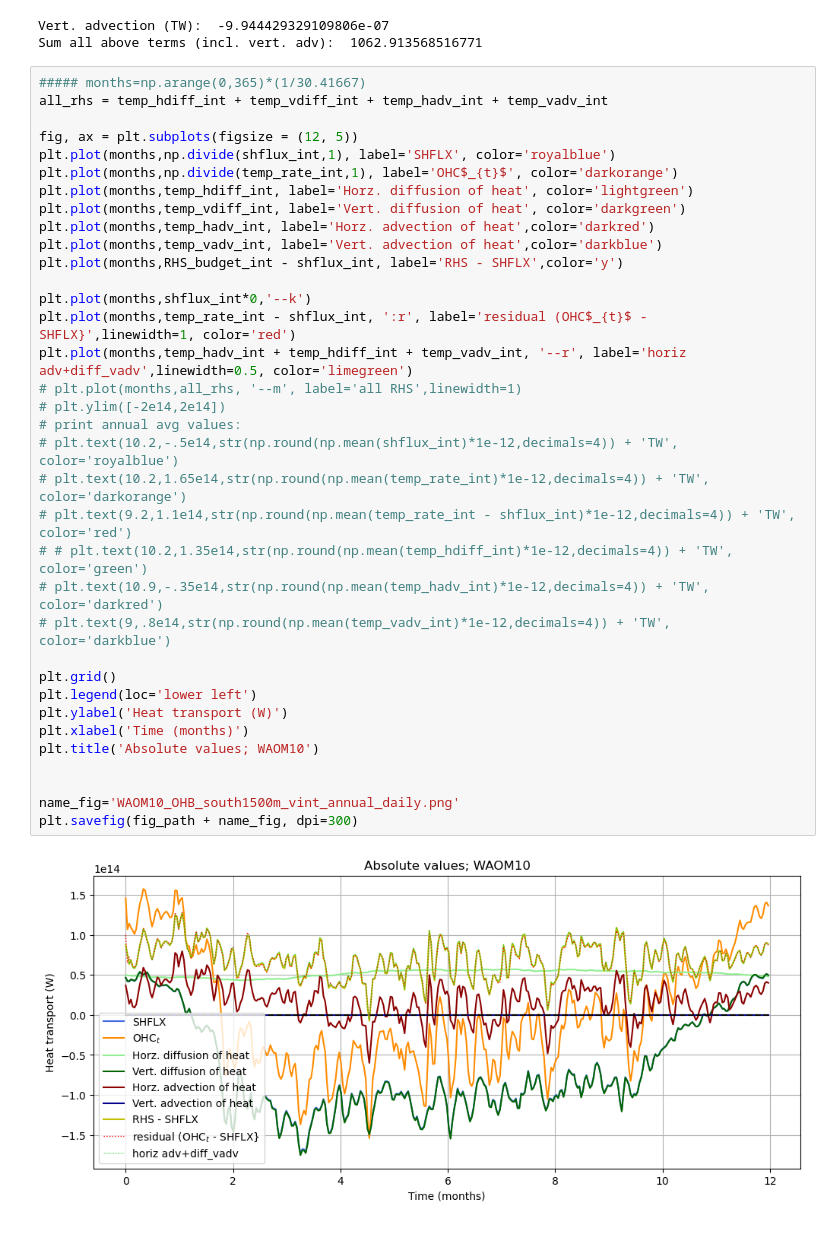
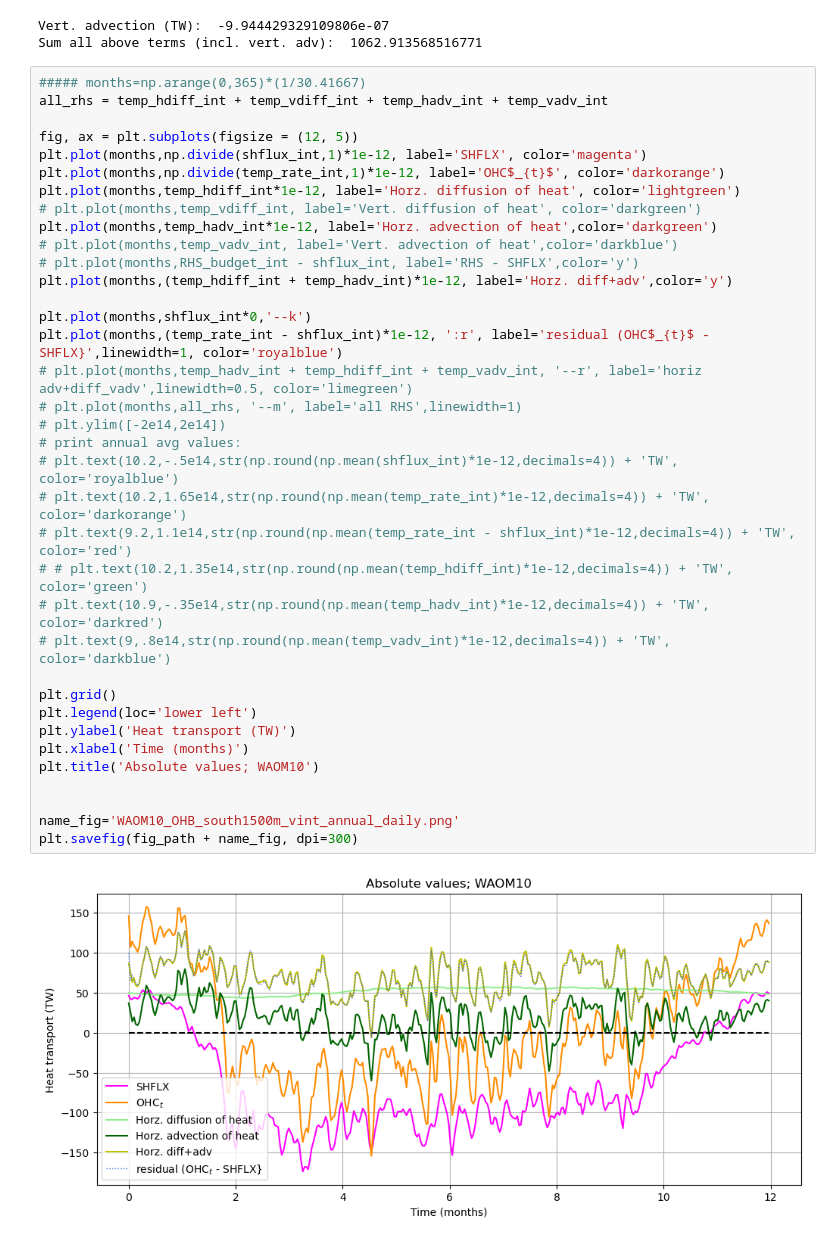
Before and after one commit to fabiobdias/waom_notebook, a Jupyter notebook: OHB_shelf/OHB_closure/WAOM10extend_shflim_S_0.25Q_OHB_shelf_budget_closure.ipynb, the cells around one changed output. Drawn from its saved outputs; the diff is of its cells as text.

```diff
--- a/OHB_shelf/OHB_closure/WAOM10extend_shflim_S_0.25Q_OHB_shelf_budget_closure.ipynb
+++ b/OHB_shelf/OHB_closure/WAOM10extend_shflim_S_0.25Q_OHB_shelf_budget_closure.ipynb
@@ -640,40 +830,41 @@ Sum all above terms (incl. vert. adv):  1062.913568516771
 # %%
 ##### months=np.arange(0,365)*(1/30.41667)
 all_rhs = temp_hdiff_int + temp_vdiff_int + temp_hadv_int + temp_vadv_int
 
 fig, ax = plt.subplots(figsize = (12, 5))
-plt.plot(months,np.divide(shflux_int,1), label='SHFLX', color='royalblue')
-plt.plot(months,np.divide(temp_rate_int,1), label='OHC$_{t}$', color='darkorange')
-plt.plot(months,temp_hdiff_int, label='Horz. diffusion of heat', color='lightgreen')
-plt.plot(months,temp_vdiff_int, label='Vert. diffusion of heat', color='darkgreen')
-plt.plot(months,temp_hadv_int, label='Horz. advection of heat',color='darkred')
-plt.plot(months,temp_vadv_int, label='Vert. advection of heat',color='darkblue')
-plt.plot(months,RHS_budget_int - shflux_int, label='RHS - SHFLX',color='y')
+plt.plot(months,np.divide(shflux_int,1)*1e-12, label='SHFLX', color='magenta')
+plt.plot(months,np.divide(temp_rate_int,1)*1e-12, label='OHC$_{t}$', color='darkorange')
+plt.plot(months,temp_hdiff_int*1e-12, label='Horz. diffusion of heat', color='lightgreen')
+# plt.plot(months,temp_vdiff_int, label='Vert. diffusion of heat', color='darkgreen')
+plt.plot(months,temp_hadv_int*1e-12, label='Horz. advection of heat',color='darkgreen')
+# plt.plot(months,temp_vadv_int, label='Vert. advection of heat',color='darkblue')
+# plt.plot(months,RHS_budget_int - shflux_int, label='RHS - SHFLX',color='y')
+plt.plot(months,(temp_hdiff_int + temp_hadv_int)*1e-12, label='Horz. diff+adv',color='y')
 
 plt.plot(months,shflux_int*0,'--k')
-plt.plot(months,temp_rate_int - shflux_int, ':r', label='residual (OHC$_{t}$ - SHFLX}',linewidth=1, color='red')
-plt.plot(months,temp_hadv_int + temp_hdiff_int + temp_vadv_int, '--r', label='horiz adv+diff_vadv',linewidth=0.5, color='limegreen')
+plt.plot(months,(temp_rate_int - shflux_int)*1e-12, ':r', label='residual (OHC$_{t}$ - SHFLX}',linewidth=1, color='royalblue')
+# plt.plot(months,temp_hadv_int + temp_hdiff_int + temp_vadv_int, '--r', label='horiz adv+diff_vadv',linewidth=0.5, color='limegreen')
 # plt.plot(months,all_rhs, '--m', label='all RHS',linewidth=1)
 # plt.ylim([-2e14,2e14])
 # print annual avg values:
 # plt.text(10.2,-.5e14,str(np.round(np.mean(shflux_int)*1e-12,decimals=4)) + 'TW', color='royalblue')
 # plt.text(10.2,1.65e14,str(np.round(np.mean(temp_rate_int)*1e-12,decimals=4)) + 'TW', color='darkorange')
 # plt.text(9.2,1.1e14,str(np.round(np.mean(temp_rate_int - shflux_int)*1e-12,decimals=4)) + 'TW', color='red')
 # # plt.text(10.2,1.35e14,str(np.round(np.mean(temp_hdiff_int)*1e-12,decimals=4)) + 'TW', color='green')
 # plt.text(10.9,-.35e14,str(np.round(np.mean(temp_hadv_int)*1e-12,decimals=4)) + 'TW', color='darkred')
 # plt.text(9,.8e14,str(np.round(np.mean(temp_vadv_int)*1e-12,decimals=4)) + 'TW', color='darkblue')
 
 plt.grid()
 plt.legend(loc='lower left')
-plt.ylabel('Heat transport (W)')
+plt.ylabel('Heat transport (TW)')
 plt.xlabel('Time (months)')
 plt.title('Absolute values; WAOM10')
 
 
 name_fig='WAOM10_OHB_south1500m_vint_annual_daily.png'
 plt.savefig(fig_path + name_fig, dpi=300)
 # %% [output]
-[figure, old version]
+[figure, new version]
 # %%
 ##### months=np.arange(0,365)*(1/30.41667)
 all_rhs = temp_hdiff_int + temp_vdiff_int + temp_hadv_int + temp_vadv_int
```
Also changed, not shown: parts of 30 cells of this notebook, 7 other files.
